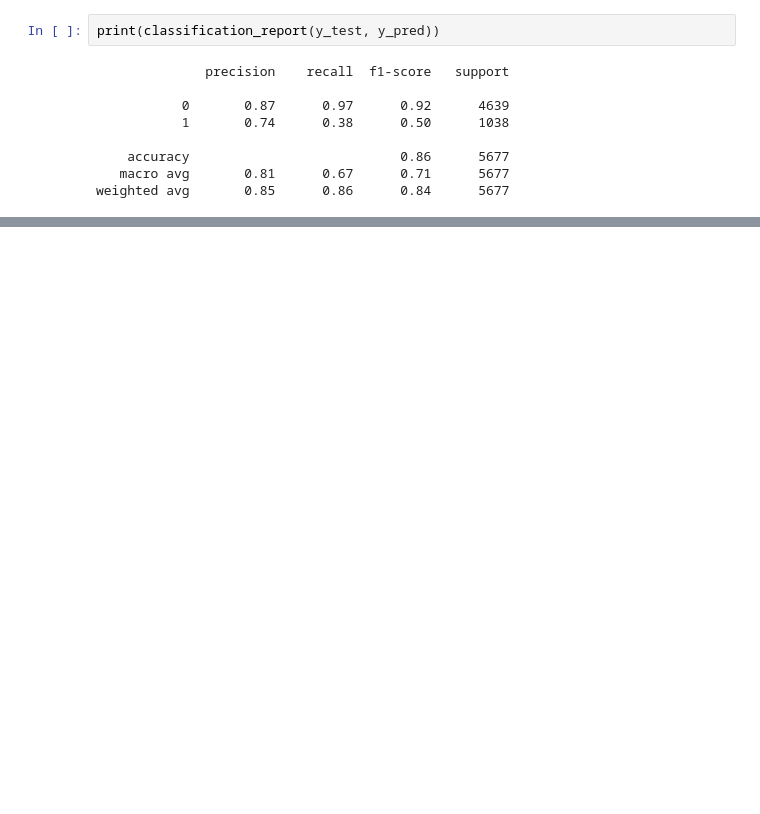
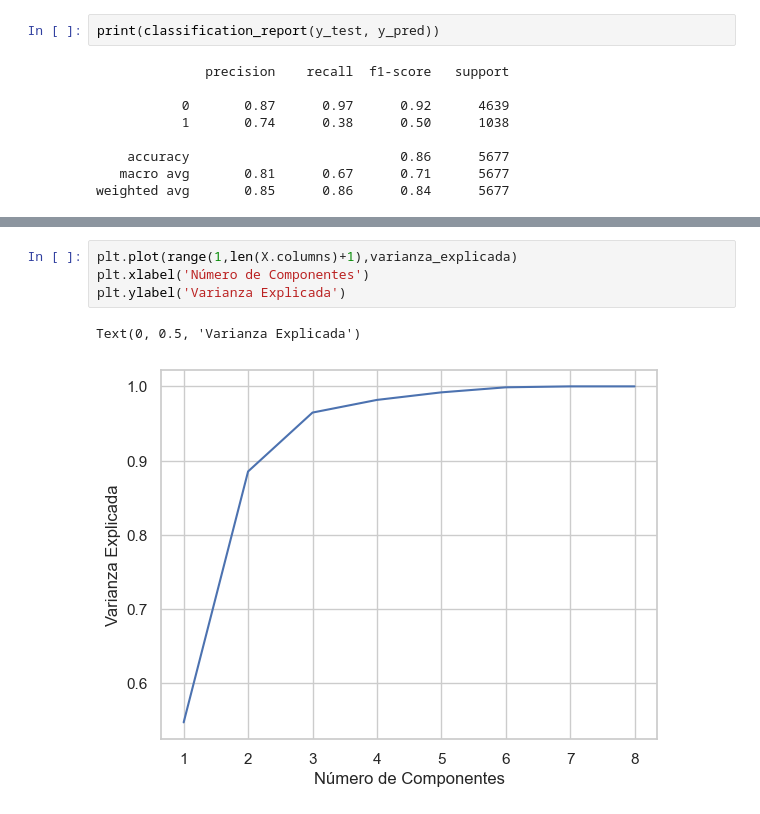
Before and after one commit to LuisBDev/Modelo-de-Prediccion-Fuga-de-Clientes-Banca-NJIT, a Jupyter notebook: Project_BankChurn_Classifier.ipynb, the cells around one changed output, grey strips where cells are left out. Cells and saved outputs as stored; diff of their text form; blank space fills up the shorter version.

```diff
--- a/Project_BankChurn_Classifier.ipynb
+++ b/Project_BankChurn_Classifier.ipynb
@@ -319,0 +452,7 @@ weighted avg       0.85      0.86      0.84      5677
+# %%
+plt.plot(range(1,len(X.columns)+1),varianza_explicada)
+plt.xlabel('Número de Componentes')
+plt.ylabel('Varianza Explicada')
+# %% [output]
+Text(0, 0.5, 'Varianza Explicada')
+[figure, added]
```
Also changed, not shown: parts of 36 cells of this notebook.
